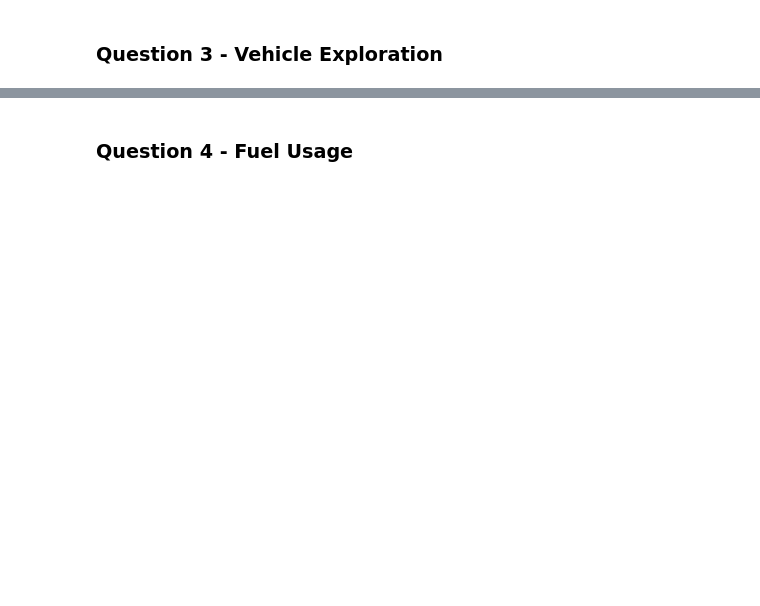
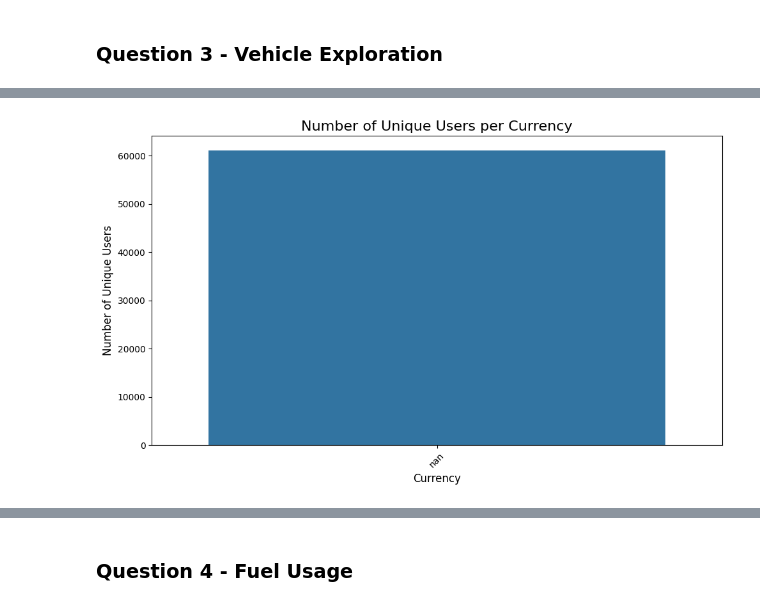
Before and after one commit to tarunaidoo/IDVE_Assignment1, a Jupyter notebook: Assignement.ipynb, the cells around one changed output, grey strips where cells are left out. Saved outputs shown, nothing was run; the diff lists cells and outputs as text; code cells hidden in the pictures; blank space fills up the shorter version.

```diff
--- a/Assignement.ipynb
+++ b/Assignement.ipynb
@@ -101,0 +324,8 @@ ModuleNotFoundError: No module named 'matplotlib'
+# %%
+# Compute and print the statistical description
+print(df[numeric_cols_cleaned].describe())
+
+# Get the most frequent value for each column
+for col in numeric_cols_cleaned:
+    mode_val = df[col].mode().iloc[0] if not df[col].mode().empty else 'N/A'
+    print(f"Most frequent value for '{col}': {mode_val}")
@@ -105,0 +650,13 @@ ModuleNotFoundError: No module named 'matplotlib'
+# %%
+user_counts_by_currency = df.groupby('currency')['user_id'].nunique().sort_values(ascending=False)
+
+plt.figure(figsize=(10, 6))
+sns.barplot(x=user_counts_by_currency.index, y=user_counts_by_currency.values)
+plt.title('Number of Unique Users per Currency', fontsize=16)
+plt.xlabel('Currency', fontsize=12)
+plt.ylabel('Number of Unique Users', fontsize=12)
+plt.xticks(rotation=45)
+plt.tight_layout()
+plt.show()
+# %% [output]
+[figure, added]
```
Also changed, not shown: parts of 57 cells of this notebook, 1 other file.
